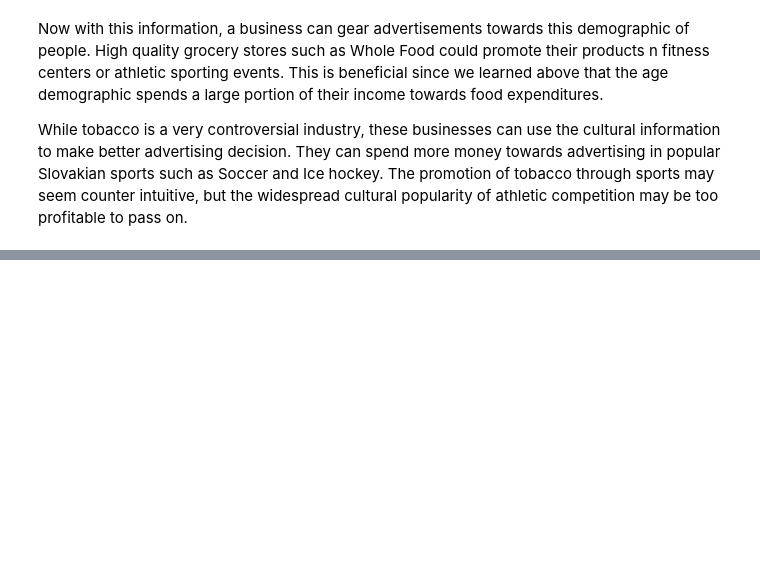
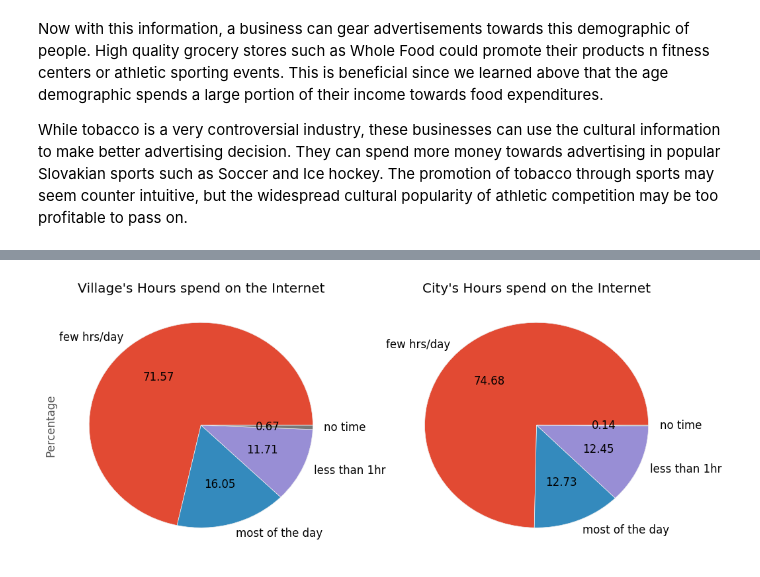
Before and after one commit to ehkhong/sta-141b-proj, a Jupyter notebook: It's Lit An Extensive Study Of Young people.ipynb, the cells around one changed output, grey strips where cells are left out. Saved outputs shown, nothing was run; the diff lists cells and outputs as text; code cells hidden in the pictures; blank space fills up the shorter version.

```diff
--- a/It's Lit An Extensive Study Of Young people.ipynb
+++ b/It's Lit An Extensive Study Of Young people.ipynb
@@ -630,0 +764,12 @@ While tobacco is a very controversial industry, these businesses can use the cul
+# %%
+plt.subplot(1,2,1)
+v_int.plot.pie(labels = hr_int, autopct = '%.2f', fontsize = 12, figsize = (12,5))
+plt.ylabel('Percentage')
+plt.title('Village\'s Hours spend on the Internet')
+plt.subplot(1,2,2)
+c_int.plot.pie(labels = hr_int, autopct = '%.2f', fontsize = 12, figsize = (12,5))
+plt.ylabel('')
+plt.title('City\'s Hours spend on the Internet')
+plt.show()
+# %% [output]
+[figure, added]
```
Also changed, not shown: parts of 43 cells of this notebook.
